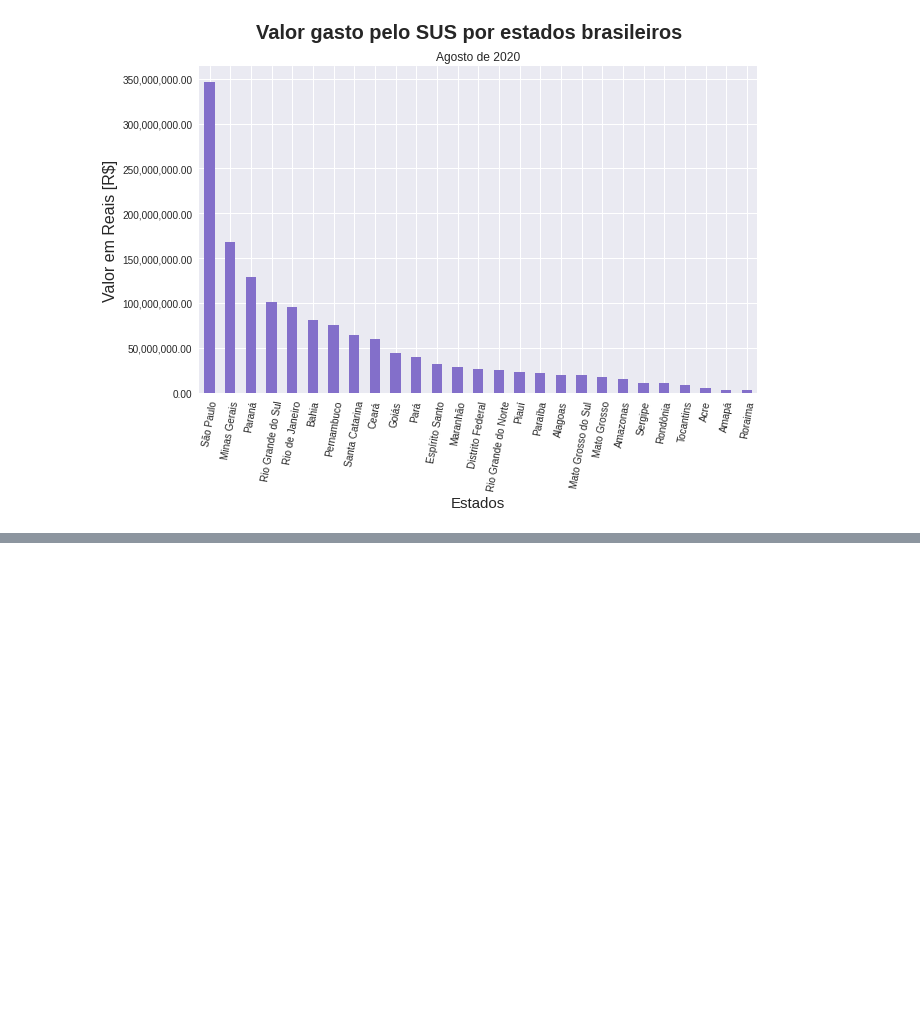
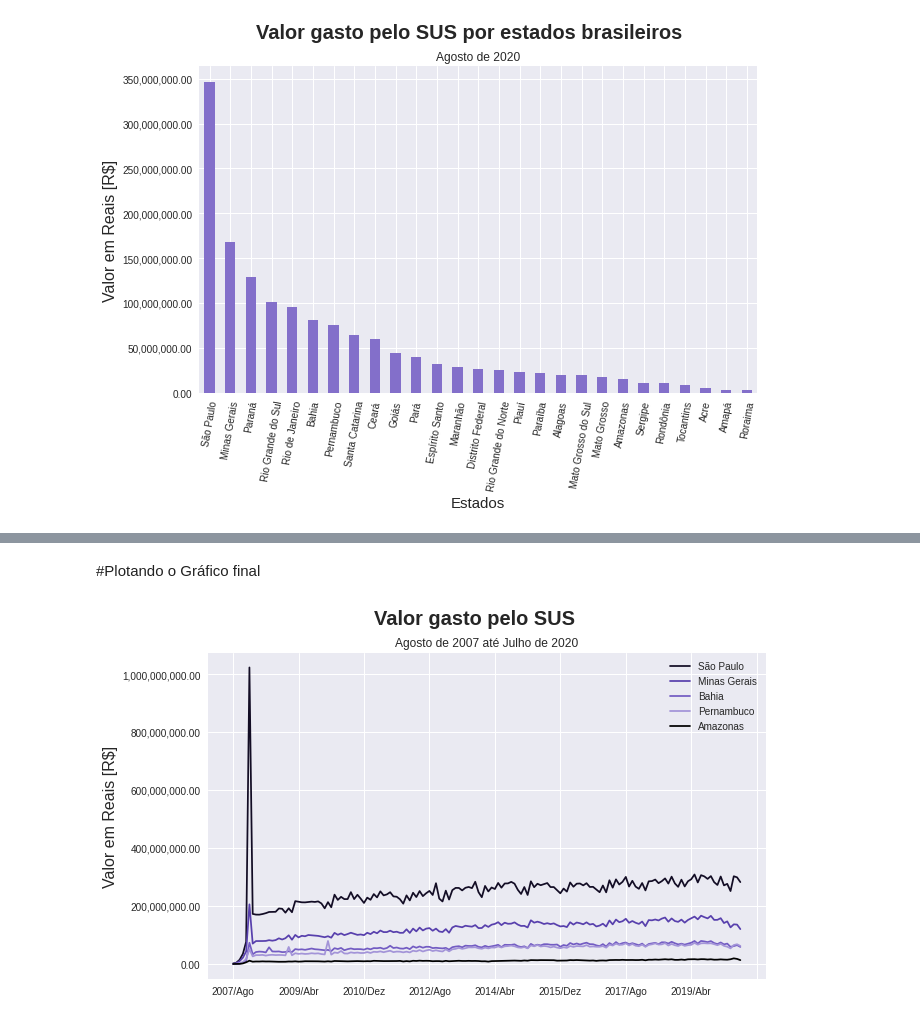
Before and after one commit to JuniorTorresMTJ/Bootcamp_Data_Science_Aplicada_Alura, a Jupyter notebook: notebook/Analisando_Dados_Sáude_Pandas.ipynb, the cells around one changed output, grey strips where cells are left out. Cells and saved outputs as stored; diff of their text form; code cells hidden in the pictures; blank space fills up the shorter version.

```diff
--- a/notebook/Analisando_Dados_Sáude_Pandas.ipynb
+++ b/notebook/Analisando_Dados_Sáude_Pandas.ipynb
@@ -251,0 +385,14 @@ plt.show()
+# %% [markdown]
+#Plotando o Gráfico final
+# %%
+colors = ['#130d25','#5840ad', '#735cc3','#a394d8', 'black']
+plt.style.use('seaborn')
+ax = estados_plot.plot(figsize=(10,6), color = colors)
+ax.yaxis.set_major_formatter(ticker.StrMethodFormatter('{x:,.2f}'))
+plt.legend(loc = 'best', bbox_to_anchor=(1, 1))
+plt.title("Agosto de 2007 até Julho de 2020")
+plt.suptitle("Valor gasto pelo SUS ", size=20, weight='bold' )
+plt.ylabel("Valor em Reais [R$]", size = 16)
+plt.show()
+# %% [output]
+[figure, added]
```
Also changed, not shown: parts of 26 cells of this notebook.
